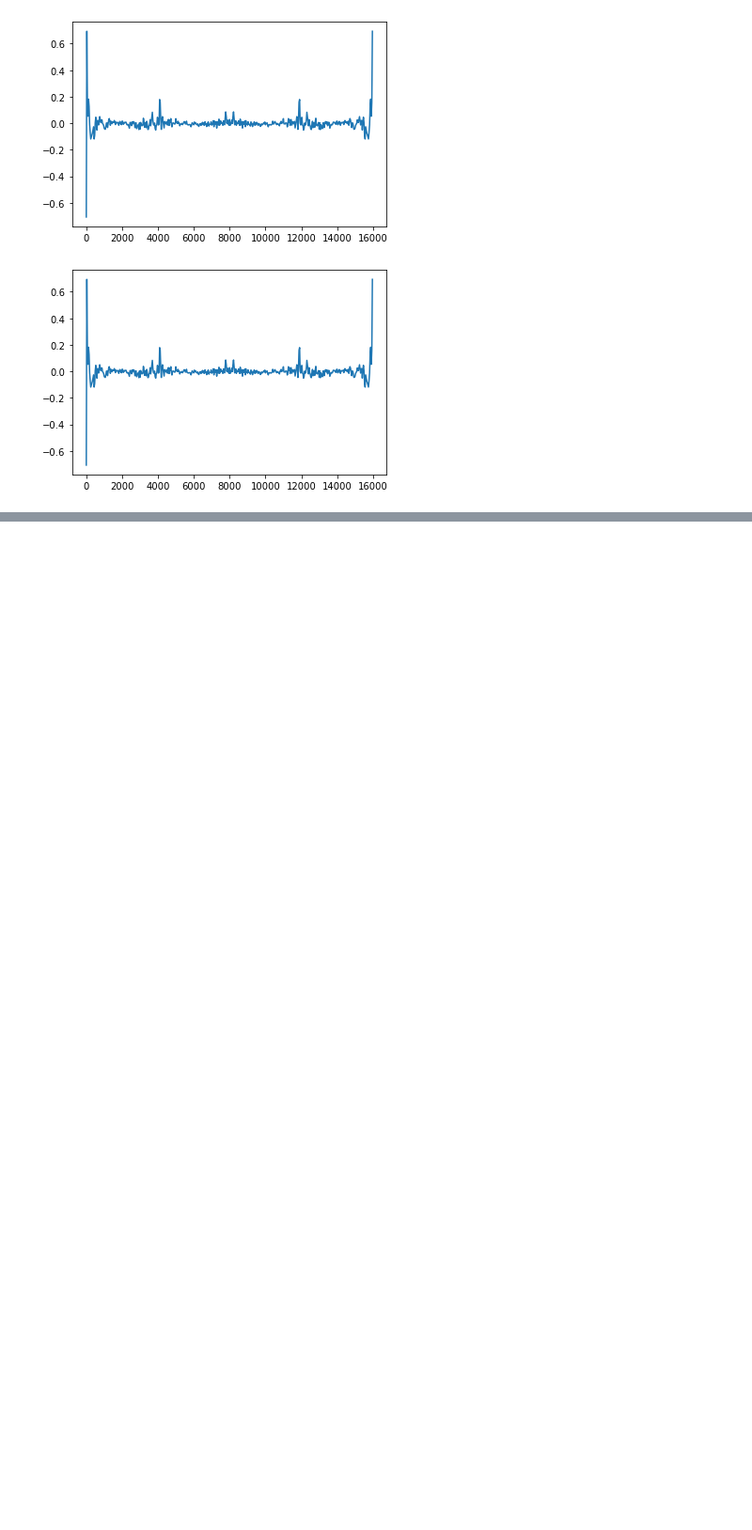
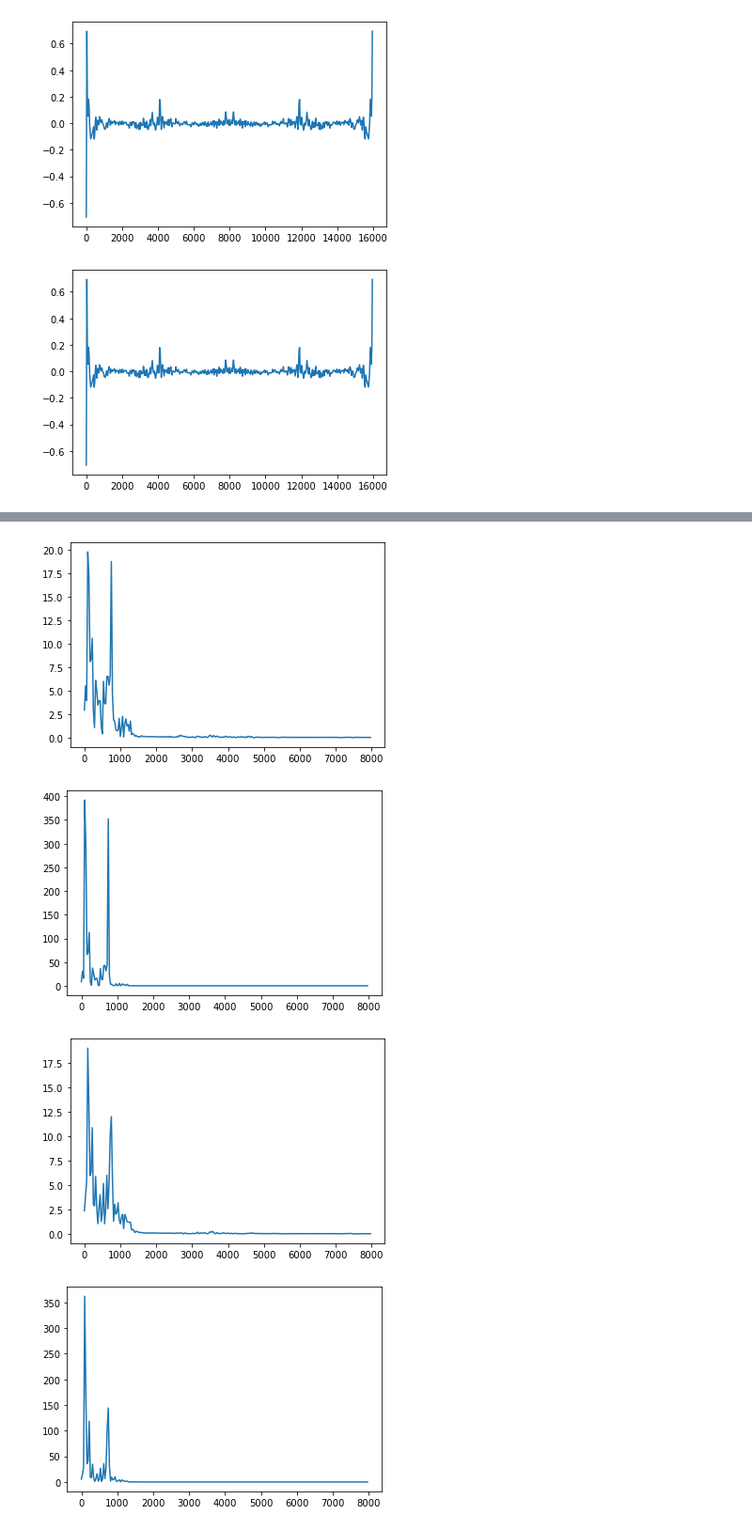
Before and after one commit to yemaozi88/speech_recognition_1, a Jupyter notebook: B3_1_takkan.ipynb, the cells around one changed output, grey strips where cells are left out. Shown at 94% size. Cells and saved outputs as stored; diff of their text form; code cells hidden in the pictures; blank space fills up the shorter version.

```diff
--- a/B3_1_takkan.ipynb
+++ b/B3_1_takkan.ipynb
@@ -275,0 +387,28 @@ plt.show()
+# %%
+# FFT
+dft_1 = FFT(wave_data_1[0:0 + win_size])
+dft_2 = FFT(wave_data_2[0:0 + win_size])
+# Amplitude spectrum
+Adft_1 = np.abs(dft_1)
+Adft_2 = np.abs(dft_2)
+# Power spectrum
+Pdft_1 = np.abs(dft_1) ** 2
+Pdft_2 = np.abs(dft_2) ** 2
+
+freq_ori_1 = np.arange(len(dft_1)) * fs / len(dft_1)
+freq_ori_2 = np.arange(len(dft_2)) * fs / len(dft_2)
+
+plt.plot(freq_ori_1[0:len(dft_1)//2],Adft_1[0:len(dft_1)//2])
+plt.show()
+plt.plot(freq_ori_1[0:len(dft_1)//2],Pdft_1[0:len(dft_1)//2])
+plt.show()
+
+plt.plot(freq_ori_2[0:len(dft_2)//2],Adft_2[0:len(dft_2)//2])
+plt.show()
+plt.plot(freq_ori_2[0:len(dft_2)//2],Pdft_2[0:len(dft_2)//2])
+plt.show()
+# %% [output]
+[figure, added]
+[figure, added]
+[figure, added]
+[figure, added]
```
Also changed, not shown: parts of 18 cells of this notebook.
